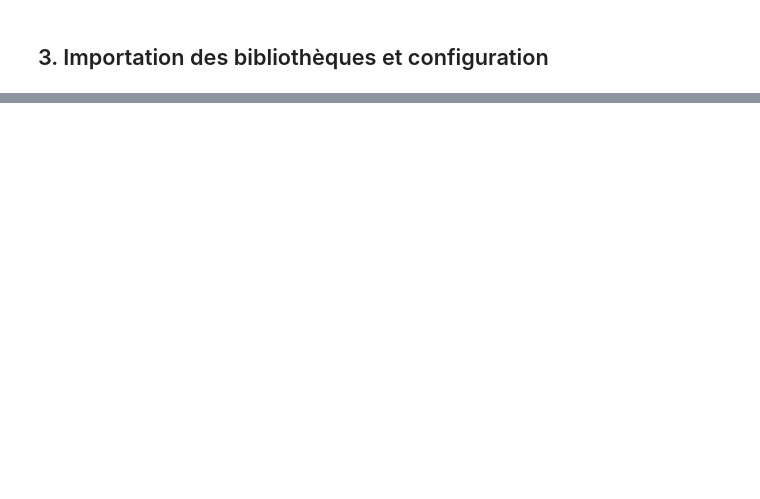
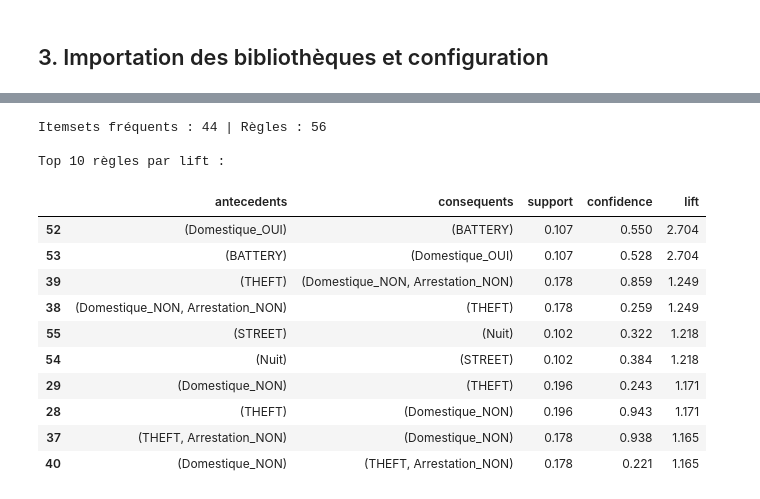
Before and after one commit to akavuansiko/chicago-crime-analysis, a Jupyter notebook: notebooks/notebook_final.ipynb, the cells around one changed output, grey strips where cells are left out. Cells and saved outputs as stored; diff of their text form; code cells hidden in the pictures; blank space fills up the shorter version.

```diff
--- a/notebooks/notebook_final.ipynb
+++ b/notebooks/notebook_final.ipynb
@@ -1272,0 +333,68 @@ Avant le dépôt, remplacer impérativement la mention `À COMPLÉTER AVANT LE D
+# %%
+# Fonction : discretiser
+# Input  : DataFrame brut
+# Output : DataFrame avec colonnes discrétisées prêtes pour Apriori
+def discretiser(df: pd.DataFrame) -> pd.DataFrame:
+    result = df.copy()
+    def time_slot(hour):
+        if pd.isna(hour): return "Heure_inconnue"
+        h = int(hour)
+        if 6 <= h < 12:   return "Matin"
+        if 12 <= h < 18:  return "Apres-midi"
+        if 18 <= h < 23:  return "Soir"
+        return "Nuit"
+    top_lieux = result["Location Description"].value_counts().nlargest(5).index
+    result["Heure"]      = result["Hour"].apply(time_slot)
+    result["Lieu"]       = result["Location Description"].where(
+        result["Location Description"].isin(top_lieux), "AUTRE")
+    result["Arrestation"] = np.where(result["Arrest"], "Arrestation_OUI", "Arrestation_NON")
+    result["Domestique"]  = np.where(result["Domestic"], "Domestique_OUI", "Domestique_NON")
+    return result[["Primary Type", "Heure", "Lieu", "Arrestation", "Domestique"]]
+
+
+# Fonction : encoder_transactions
+# Input  : DataFrame discrétisé
+# Output : matrice booléenne où chaque colonne correspond à un item
+def encoder_transactions(df_disc: pd.DataFrame) -> pd.DataFrame:
+    transactions = df_disc.apply(lambda row: list(row.values), axis=1).tolist()
+    te = TransactionEncoder()
+    return pd.DataFrame(te.fit(transactions).transform(transactions), columns=te.columns_)
+
+
+# Fonction : appliquer_apriori
+# Input  : DataFrame encodé, support minimal, lift minimal
+# Output : itemsets fréquents et règles d'association
+def appliquer_apriori(df_encoded, min_support=0.10, min_lift=1.0):
+    itemsets = apriori(df_encoded, min_support=min_support, use_colnames=True)
+    itemsets = itemsets.sort_values("support", ascending=False)
+    rules = association_rules(itemsets, metric="lift", min_threshold=min_lift)
+    rules = rules.sort_values("lift", ascending=False)
+    print(f"Itemsets fréquents : {len(itemsets)} | Règles : {len(rules)}")
+    return itemsets, rules
+
+
+df_disc    = discretiser(df)
+df_encoded = encoder_transactions(df_disc)
+itemsets, regles = appliquer_apriori(df_encoded)
+
+print("\nTop 10 règles par lift :")
+display(
+    regles[["antecedents", "consequents", "support", "confidence", "lift"]]
+    .head(10)
+    .round(3)
+)
+# %% [output]
+Itemsets fréquents : 44 | Règles : 56
+
+Top 10 règles par lift :
+|  | antecedents | consequents | support | confidence | lift |
+| 52 | (Domestique_OUI) | (BATTERY) | 0.107 | 0.550 | 2.704 |
+| 53 | (BATTERY) | (Domestique_OUI) | 0.107 | 0.528 | 2.704 |
+| 39 | (THEFT) | (Domestique_NON, Arrestation_NON) | 0.178 | 0.859 | 1.249 |
+| 38 | (Domestique_NON, Arrestation_NON) | (THEFT) | 0.178 | 0.259 | 1.249 |
+| 55 | (STREET) | (Nuit) | 0.102 | 0.322 | 1.218 |
+| 54 | (Nuit) | (STREET) | 0.102 | 0.384 | 1.218 |
+| 29 | (Domestique_NON) | (THEFT) | 0.196 | 0.243 | 1.171 |
+| 28 | (THEFT) | (Domestique_NON) | 0.196 | 0.943 | 1.171 |
+| 37 | (THEFT, Arrestation_NON) | (Domestique_NON) | 0.178 | 0.938 | 1.165 |
+| 40 | (Domestique_NON) | (THEFT, Arrestation_NON) | 0.178 | 0.221 | 1.165 |
```
Also changed, not shown: parts of 67 cells of this notebook.
